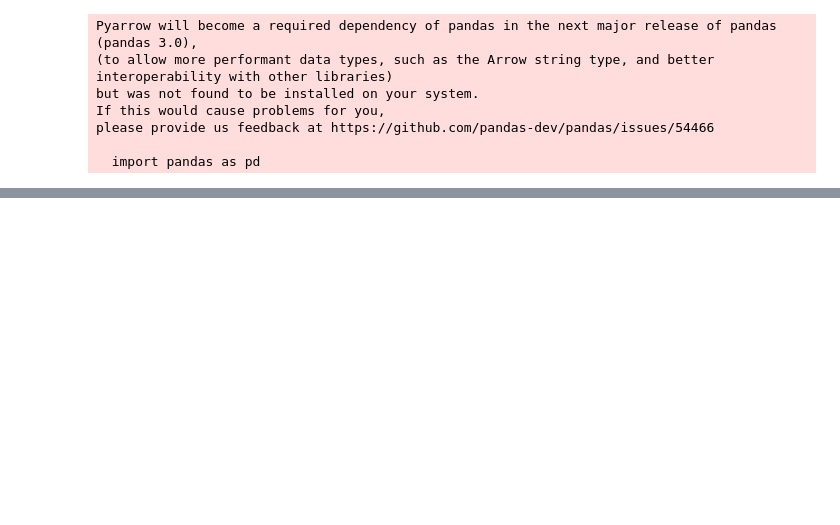
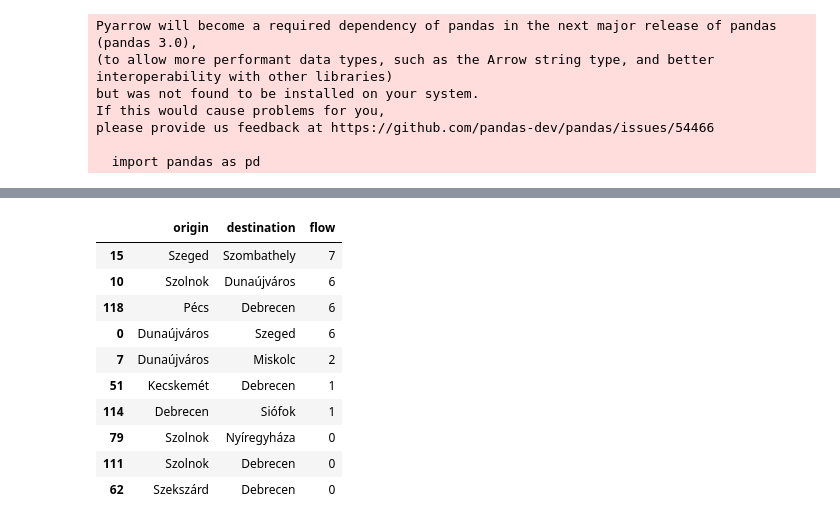
Before and after one commit to me9hanics/origin-destination-matrix-from-traffic, a Jupyter notebook: models.ipynb, the cells around one changed output, grey strips where cells are left out. Drawn from its saved outputs; the diff is of its cells as text; code cells hidden in the pictures; blank space fills up the shorter version.

```diff
--- a/models.ipynb
+++ b/models.ipynb
@@ -114,3 +199,17 @@ odm_df = run_model(model, data, tessellation, output_filename, **inputs)
+# %%
+odm_df.sort_values(by="flow", ascending=False)[-10:]
+# %% [output]
+|  | origin | destination | flow |
+| 15 | Szeged | Szombathely | 7 |
+| 10 | Szolnok | Dunaújváros | 6 |
+| 118 | Pécs | Debrecen | 6 |
+| 0 | Dunaújváros | Szeged | 6 |
+| 7 | Dunaújváros | Miskolc | 2 |
+| 51 | Kecskemét | Debrecen | 1 |
+| 114 | Debrecen | Siófok | 1 |
+| 79 | Szolnok | Nyíregyháza | 0 |
+| 111 | Szolnok | Debrecen | 0 |
+| 62 | Szekszárd | Debrecen | 0 |
 # %%
 def set_total_flow(odm, total_flow):
     return odm/np.sum(odm)*total_flow
```
Also changed, not shown: parts of 9 cells of this notebook.
